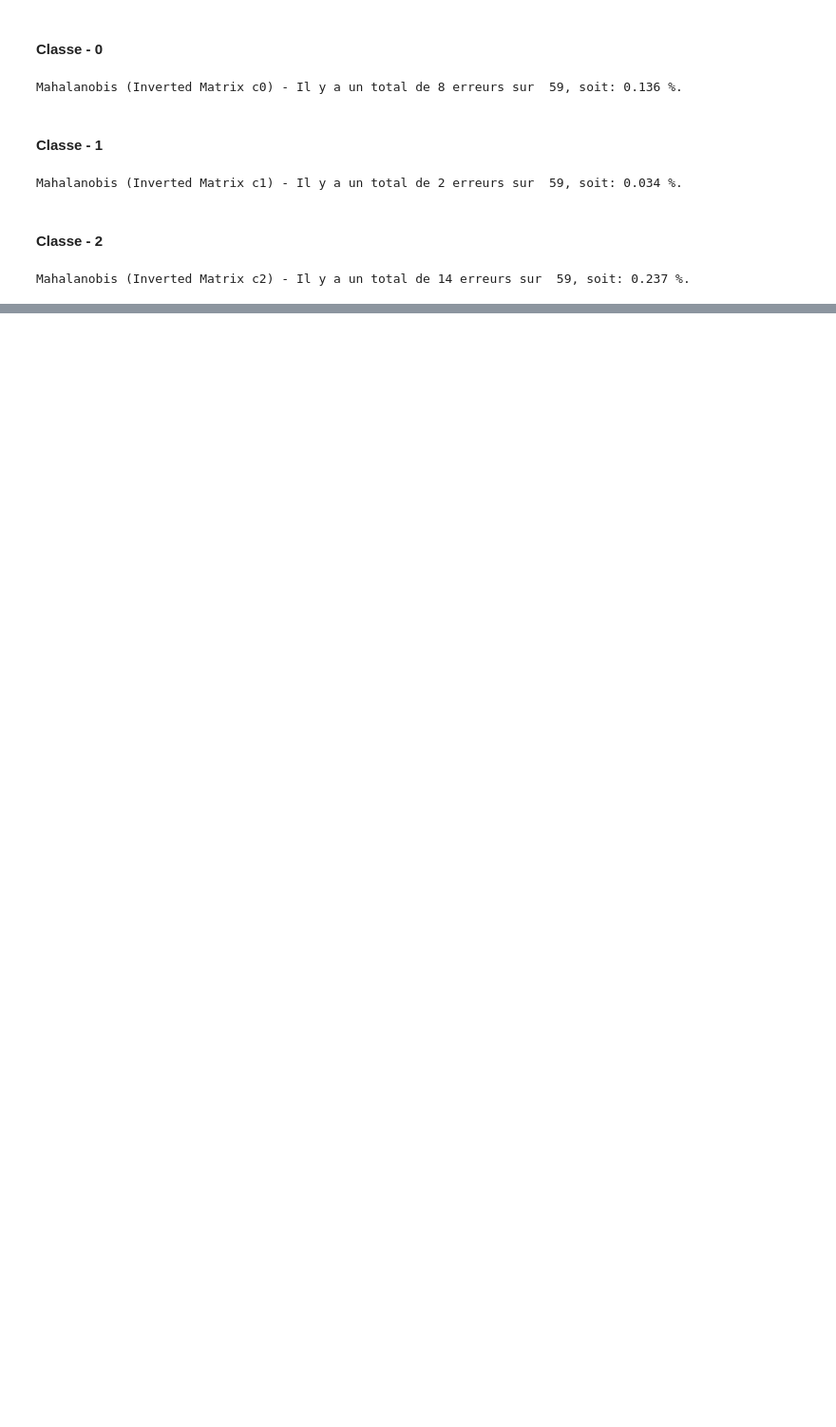
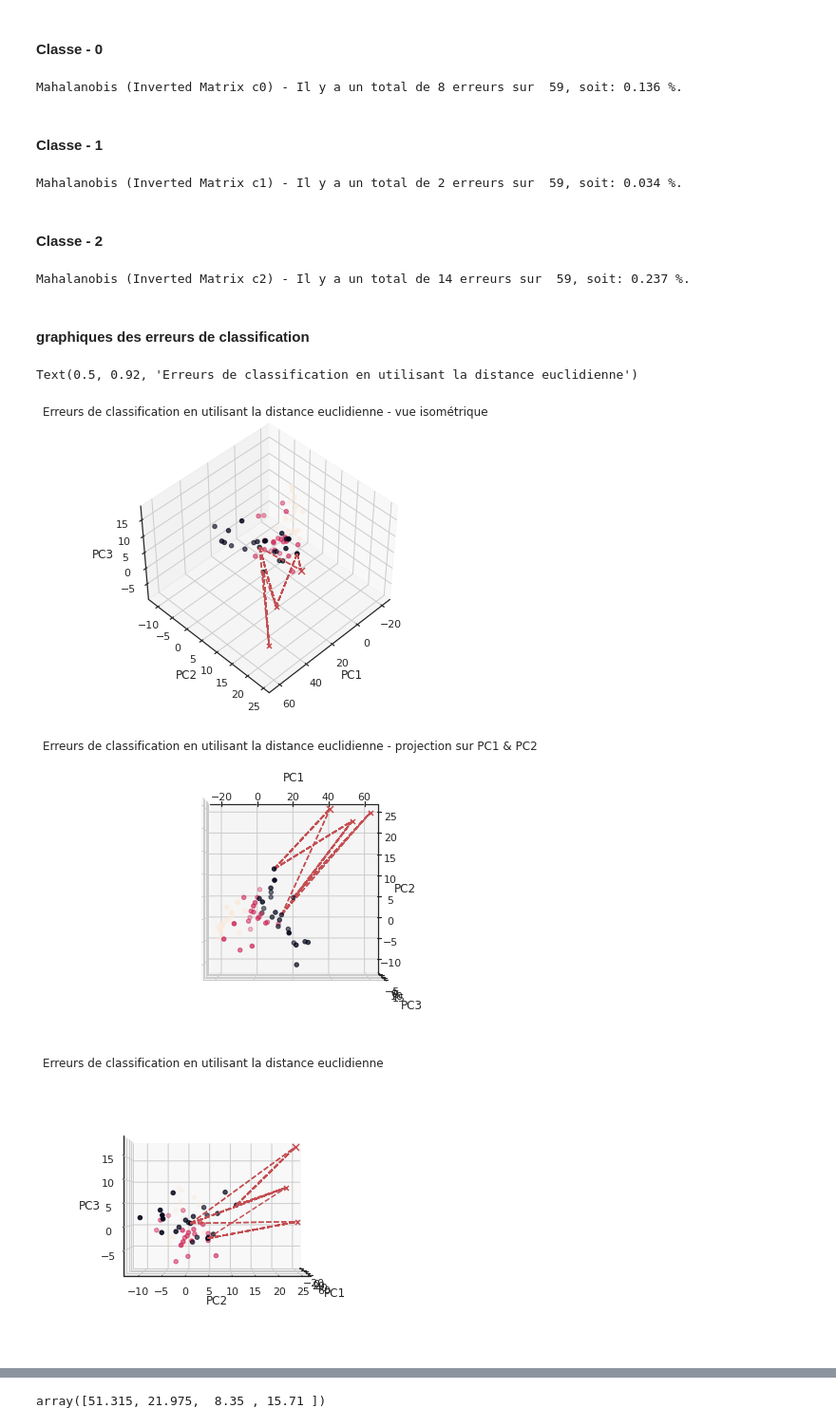
Before and after one commit to ggs22/IFT870-TP1, a Jupyter notebook: tp1.ipynb, the cells around one changed output, grey strips where cells are left out. Shown: that part at 95% size. Saved outputs shown, nothing was run; the diff lists cells and outputs as text; code cells hidden in the pictures; blank space fills up the shorter version.

```diff
--- a/tp1.ipynb
+++ b/tp1.ipynb
@@ -315,3 +320,55 @@ print("Mahalanobis (Inverted Matrix c2) - Il y a un total de {0} erreurs sur  {1
     errors_df['divergence'].sum(), errors_df.shape[0], errors_pct))
 # %% [output]
 Mahalanobis (Inverted Matrix c2) - Il y a un total de 14 erreurs sur  59, soit: 0.237 %.
+# %% [markdown]
+#### graphiques des erreurs de classification
+# %%
+def PlotPC3D(X, Y, Z, elevation:int, azimut:int, error_vector:pd.DataFrame):
+    fig = plt.figure()
+    ax = Axes3D(fig, elev=elevation, azim=azimut)
+
+    #Here we plot the data points for each class
+    ax.scatter(X, Y, Z, c= target)
+
+    # Here we plot the centroids of each class in the 3D Graphs
+    ax.scatter(x=centroids_dict[0][0], y=centroids_dict[0][1], z=centroids_dict[0][2], marker='x', c='r',
+               depthshade=True, s = 50)
+    ax.scatter(x=centroids_dict[1][0], y=centroids_dict[1][1], z=centroids_dict[1][2], marker='x', c='r',
+               depthshade=True, s = 50)
+    ax.scatter(x=centroids_dict[2][0], y=centroids_dict[2][1], z=centroids_dict[2][2], marker='x', c='r',
+               depthshade=True, s = 50)
+
+    ax.set_xlabel('PC1')
+    ax.set_ylabel('PC2')
+    ax.set_zlabel('PC3')
+
+    centroids = np.array([centroids_dict[0], centroids_dict[1], centroids_dict[2]])
+
+    # Here we plot the dote-lined red error vectors in the 3D Graphs
+    for index, err in error_vector.iterrows():
+        err_vec_xs = np.array([X_pca_3[int(err[0]), 0], centroids[int(err[1]), 0]])
+        err_vec_ys = np.array([X_pca_3[int(err[0]), 1], centroids[int(err[1]), 1]])
+        err_vec_zs = np.array([X_pca_3[int(err[0]), 2], centroids[int(err[1]), 2]])
+        ax.plot(err_vec_xs, err_vec_ys, err_vec_zs, 'r--')
+
+    return fig, ax
+
+# Plot some error vectors graphs
+_, ax1 = PlotPC3D(X_pca_3[:, 0], X_pca_3[:, 1], X_pca_3[:, 2], elevation=45, azimut=45,
+                  error_vector=errors_df)
+_, ax2 = PlotPC3D(X_pca_3[:, 0], X_pca_3[:, 1], X_pca_3[:, 2], elevation=90, azimut=270,
+                  error_vector=errors_df)
+_, ax3 = PlotPC3D(X_pca_3[:, 0], X_pca_3[:, 1], X_pca_3[:, 2], elevation=0, azimut=0,
+                  error_vector=errors_df)
+_, ax4 = PlotPC3D(X_pca_3[:, 0], X_pca_3[:, 1], X_pca_3[:, 2], elevation=0, azimut=90,
+                  error_vector=errors_df)
+
+ax1.set_title('Erreurs de classification en utilisant la distance euclidienne - vue isométrique')
+ax2.set_title('Erreurs de classification en utilisant la distance euclidienne - projection sur PC1 & PC2')
+ax3.set_title('Erreurs de classification en utilisant la distance euclidienne')
+ax4.set_title('Erreurs de classification en utilisant la distance euclidienne')
+# %% [output]
+Text(0.5, 0.92, 'Erreurs de classification en utilisant la distance euclidienne')
+[figure, added]
+[figure, added]
+[figure, added]
@@ -317,0 +376,4 @@ Mahalanobis (Inverted Matrix c2) - Il y a un total de 14 erreurs sur  59, soit:
+# %%
+centroids_dict[1]
+# %% [output]
+array([51.315, 21.975,  8.35 , 15.71 ])
```
Also changed, not shown: parts of 11 cells of this notebook, 1 other file.
